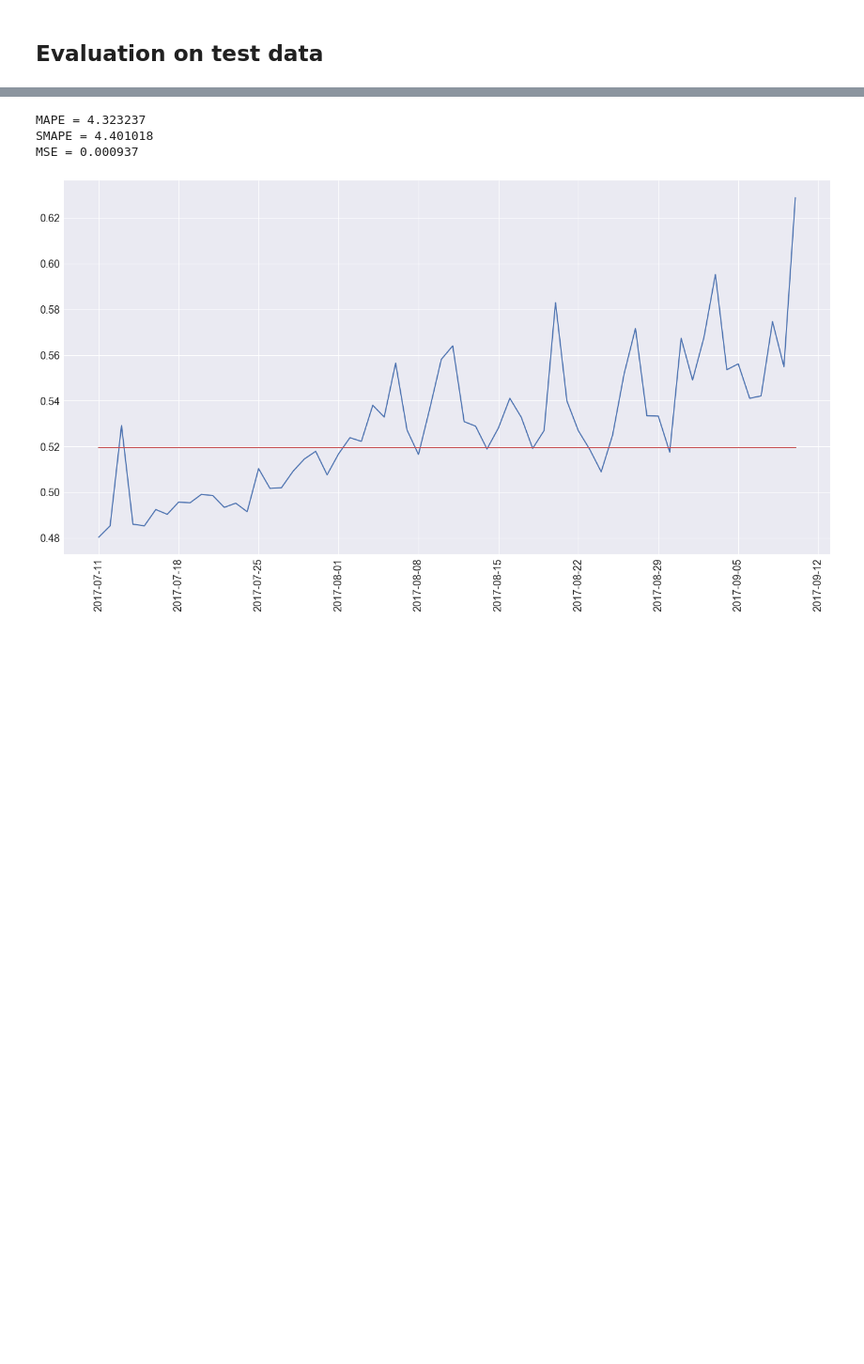
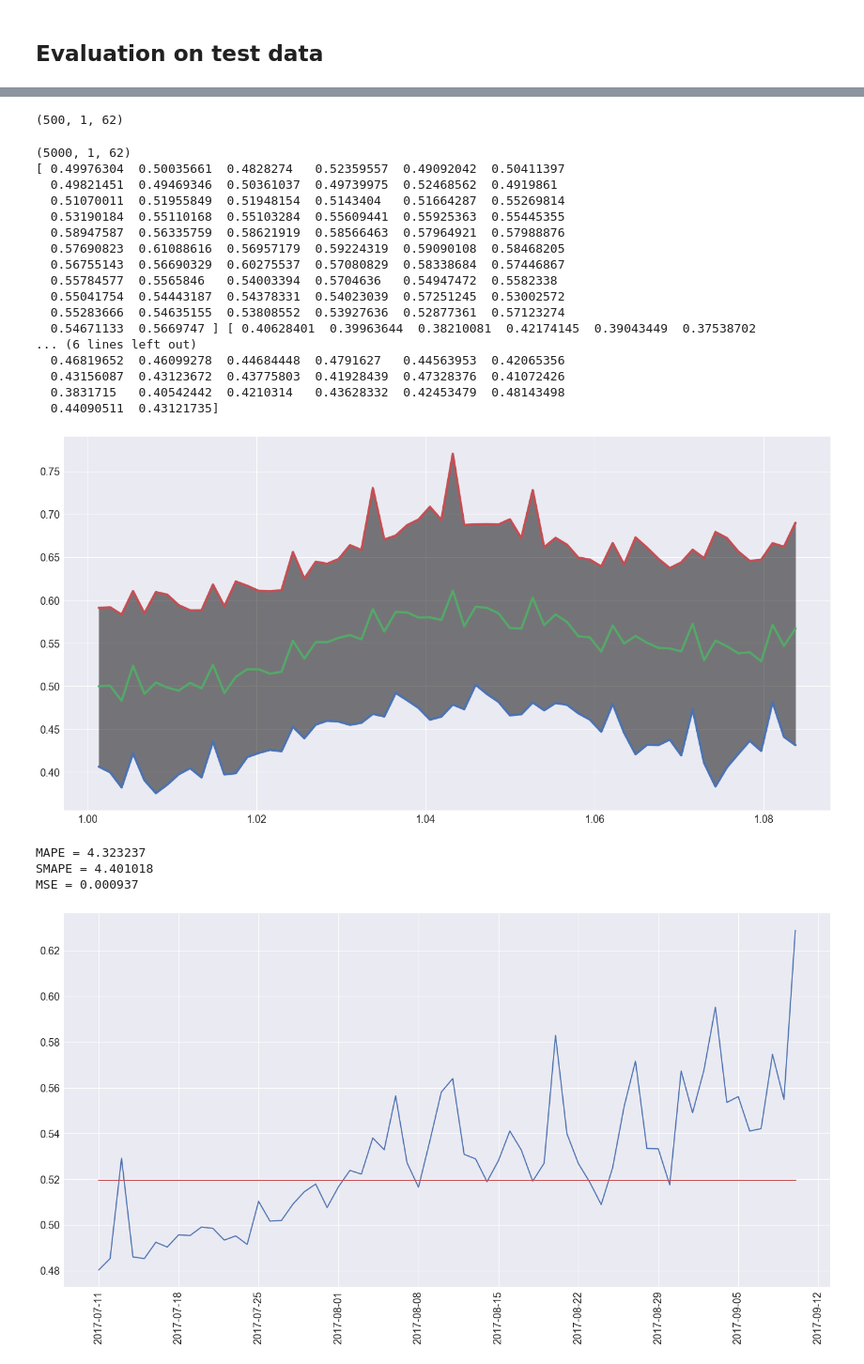
Before and after one commit to AmyJiang/probprog-project, a Jupyter notebook: project.ipynb, the cells around one changed output, grey strips where cells are left out. Shown at 94% size. Drawn from its saved outputs; the diff is of its cells as text; code cells hidden in the pictures; blank space fills up the shorter version.

```diff
--- a/project.ipynb
+++ b/project.ipynb
@@ -360,3 +363,60 @@ MSE = 158781.724706
+# %%
+y_pred = np.array([sess.run([y_post],
+                  feed_dict=test_data) for _ in range(1000)])
+
+print(y_pred.shape)
+
+
+# # np.nanpercentile([1,1,2,1,1],95)
+
+# # lower, upper = np.percentile([yi[0] for i in y_pred[yi]], [5, 95])
+# print(lower,upper)
+
+# for yi in y_pred:
+#     print(yi[0])
+# print([yi[0] for yi in y_pred])
+# %% [output]
+(500, 1, 62)
+# %%
+# for i in range(y_pred.shape[2]):
+#     s = np.percentile([yi[0][i] for yi in y_pred], [5,95])
+#     print(s)
+
+y_pred = np.array([sess.run([y_post],
+                  feed_dict=test_data) for _ in range(5000)])
+
+CI_l = 20
+CI_u = 100-CI_l
+ci = []
+for j in range(y_pred.shape[2]):
+    lower = np.percentile(y_pred,[CI_l,CI_u], axis=0)[0][0]
+    upper = np.percentile(y_pred,[CI_l,CI_u], axis=0)[1][0]
+    mean = np.mean(y_pred, axis=0)[0]
+
+plt.plot(future['ds'], lower,lw=4)
+plt.plot(future['ds'], mean,lw=4)
+plt.plot(future['ds'], upper,lw=4)
+plt.fill_between(future['ds'], lower,upper,color='k',alpha=.5)
+plt.show()
+# %% [output]
+(5000, 1, 62)
+[ 0.49976304  0.50035661  0.4828274   0.52359557  0.49092042  0.50411397
+  0.49821451  0.49469346  0.50361037  0.49739975  0.52468562  0.4919861
+  0.51070011  0.51955849  0.51948154  0.5143404   0.51664287  0.55269814
+  0.53190184  0.55110168  0.55103284  0.55609441  0.55925363  0.55445355
+  0.58947587  0.56335759  0.58621919  0.58566463  0.57964921  0.57988876
+  0.57690823  0.61088616  0.56957179  0.59224319  0.59090108  0.58468205
+  0.56755143  0.56690329  0.60275537  0.57080829  0.58338684  0.57446867
+  0.55784577  0.5565846   0.54003394  0.5704636   0.54947472  0.5582338
+  0.55041754  0.54443187  0.54378331  0.54023039  0.57251245  0.53002572
+  0.55283666  0.54635155  0.53808552  0.53927636  0.52877361  0.57123274
+  0.54671133  0.5669747 ] [ 0.40628401  0.39963644  0.38210081  0.42174145  0.39043449  0.37538702
+... (6 lines left out)
+  0.46819652  0.46099278  0.44684448  0.4791627   0.44563953  0.42065356
+  0.43156087  0.43123672  0.43775803  0.41928439  0.47328376  0.41072426
+  0.3831715   0.40542442  0.4210314   0.43628332  0.42453479  0.48143498
+  0.44090511  0.43121735]
+[figure, added]
 # %%
 # Benchmark
 def median_model(history, p=-50):
```
Also changed, not shown: parts of 7 cells of this notebook, 2 other files.
